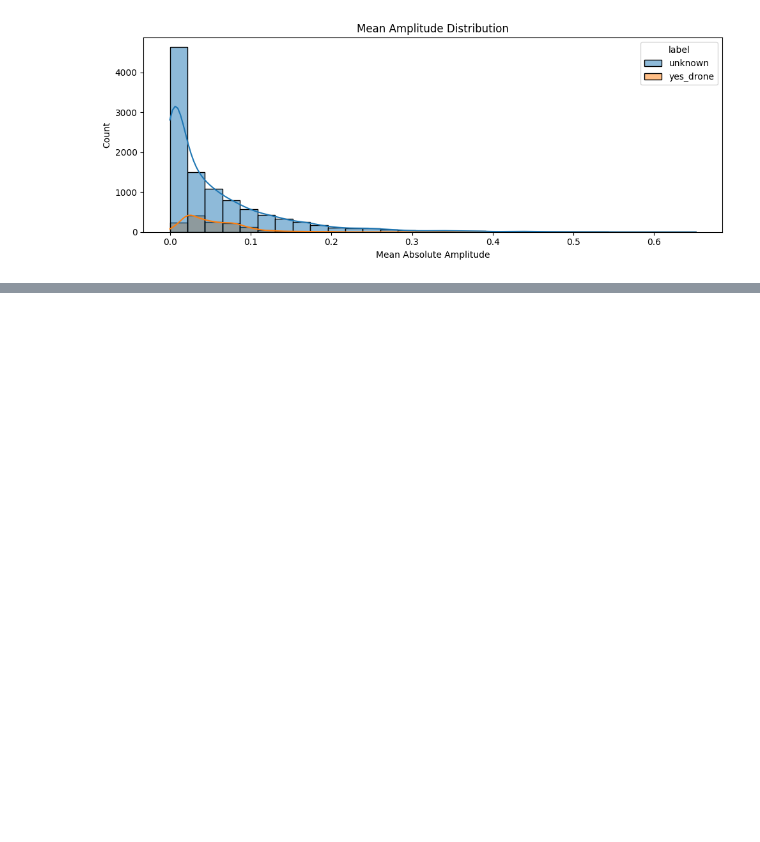
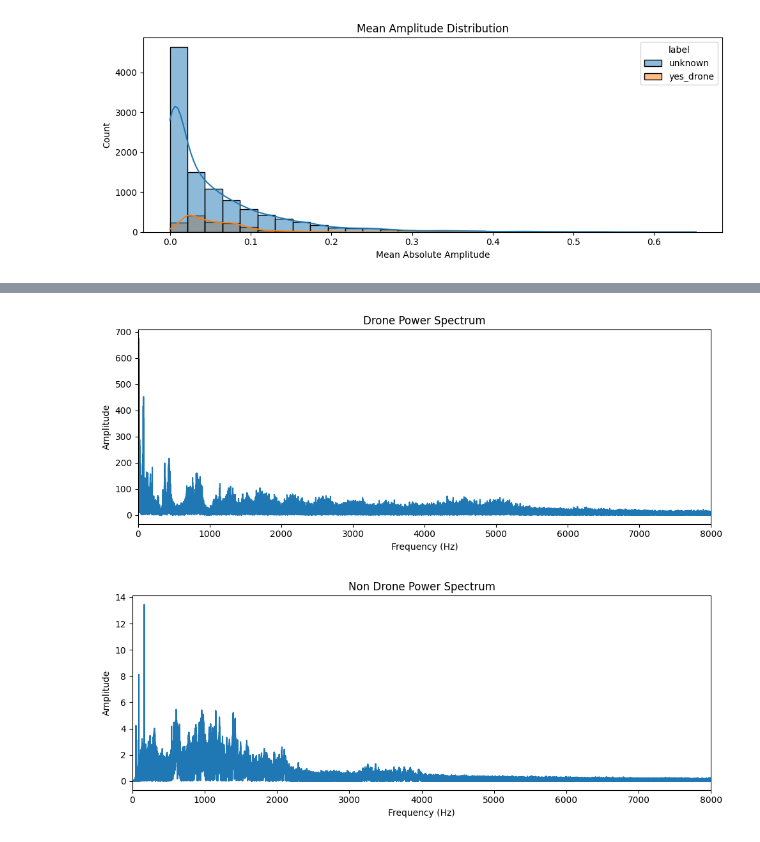
Before and after one commit to ricardofdr/acoustic-uav-detection, a Jupyter notebook: 01_data_exploration.ipynb, the cells around one changed output, grey strips where cells are left out. Drawn from its saved outputs; the diff is of its cells as text; code cells hidden in the pictures; blank space fills up the shorter version.

```diff
--- a/01_data_exploration.ipynb
+++ b/01_data_exploration.ipynb
@@ -115,0 +205,20 @@ plt.show()
+# %%
+# Plot Power Spectrum
+def plot_power_spectrum(file_path, title):
+    y, sr = librosa.load(file_path, sr= 44100)
+    fft = np.fft.fft(y)
+    freq = np.fft.fftfreq(len(fft), 1/sr)
+    plt.figure(figsize=(10,4))
+    plt.plot(freq[:len(freq)//2], np.abs(fft)[:len(freq)//2])
+    plt.title(title)
+    plt.xlabel("Frequency (Hz)")
+    plt.ylabel("Amplitude")
+    plt.xlim(0, 8000)
+    plt.tight_layout()
+    plt.show()
+
+plot_power_spectrum(df[df["label"] == "drone"].iloc[0]["file_path"], "Drone Power Spectrum")
+plot_power_spectrum(df[df["label"] == "non_drone"].iloc[0]["file_path"], "Non Drone Power Spectrum")
+# %% [output]
+[figure, added]
+[figure, added]
```
Also changed, not shown: parts of 17 cells of this notebook.
